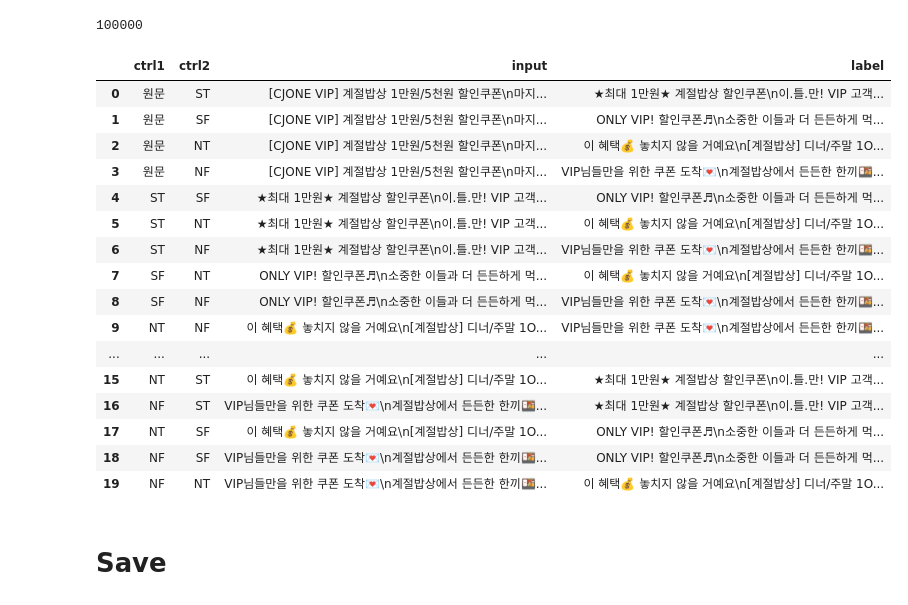
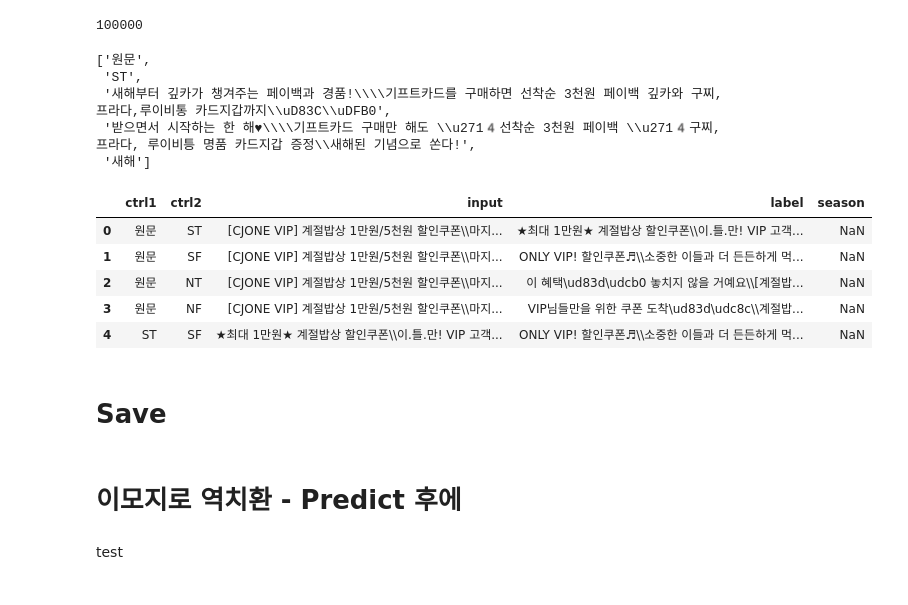
Before and after one commit to textnetkr/Advertising_By_Personality, a Jupyter notebook: src/preprocessing/for_train.ipynb, the cells around one changed output. Cells and saved outputs as stored; diff of their text form; code cells hidden in the pictures.

```diff
--- a/src/preprocessing/for_train.ipynb
+++ b/src/preprocessing/for_train.ipynb
@@ -78,0 +103,4 @@ df[df.no == 4614]
+# %%
+df_temp.rename(columns={'title_processing':'title', 'content_processing':'content'}, inplace=True)
+# %%
+df_temp = df_temp[['no', 'advertisement_type', 'marketing_strategy', 'daily_information', 'season_information', 'type', 'title', 'content', 'degree']]
@@ -82,41 +119,39 @@ df[df.no == 4614]
 result = []
 temp = []
 
-for i in df.iterrows():
-  temp.append([i[1]['type'], i[1]['title'] + '\n'  + i[1]['content']])
+for i in df_temp.iterrows():
+  temp.append([i[1]['type'], i[1]['title'] + '\\\\'  + i[1]['content'], i[1]['season_information']])
   if len(temp) == 5:
     index_combinations = list(itertools.combinations(temp, 2))
     for c in index_combinations:
-      result.append([c[0][0], c[1][0], c[0][1], c[1][1]])
+      # c[0][0] 바뀌기 전, c[1][0] 바뀐 후
+      result.append([c[0][0], c[1][0], c[0][1], c[1][1], c[1][2]])
     for c in index_combinations:
-      result.append([c[1][0], c[0][0], c[1][1], c[0][1]])
+      result.append([c[1][0], c[0][0], c[1][1], c[0][1], c[0][2]])
     temp = []
 # %%
 len(result)
 # %% [output]
 100000
+# %%
+result[45000]
+# %% [output]
+['원문',
+ 'ST',
+ '새해부터 깊카가 챙겨주는 페이백과 경품!\\\\기프트카드를 구매하면 선착순 3천원 페이백 깊카와 구찌,프라다,루이비통 카드지갑까지\\uD83C\\uDFB0',
+ '받으면서 시작하는 한 해♥\\\\기프트카드 구매만 해도 \\u2714️선착순 3천원 페이백 \\u2714️구찌, 프라다, 루이비틍 명품 카드지갑 증정\\새해된 기념으로 쏜다!',
+ '새해']
 # %%
-df_result = pd.DataFrame(result, columns=['ctrl1', 'ctrl2', 'input', 'label'])
+df_result = pd.DataFrame(result, columns=['ctrl1', 'ctrl2', 'input', 'label', 'season'])
 # %%
-df_result.head(20)
+df_result.head()
 # %% [output]
-|  | ctrl1 | ctrl2 | input | label |
-| 0 | 원문 | ST | [CJONE VIP] 계절밥상 1만원/5천원 할인쿠폰\n마지... | ★최대 1만원★ 계절밥상 할인쿠폰\n이.틀.만! VIP 고객... |
-| 1 | 원문 | SF | [CJONE VIP] 계절밥상 1만원/5천원 할인쿠폰\n마지... | ONLY VIP! 할인쿠폰♬\n소중한 이들과 더 든든하게 먹... |
-| 2 | 원문 | NT | [CJONE VIP] 계절밥상 1만원/5천원 할인쿠폰\n마지... | 이 혜택💰 놓치지 않을 거예요\n[계절밥상] 디너/주말 1O... |
-| 3 | 원문 | NF | [CJONE VIP] 계절밥상 1만원/5천원 할인쿠폰\n마지... | VIP님들만을 위한 쿠폰 도착💌\n계절밥상에서 든든한 한끼🍱... |
-| 4 | ST | SF | ★최대 1만원★ 계절밥상 할인쿠폰\n이.틀.만! VIP 고객... | ONLY VIP! 할인쿠폰♬\n소중한 이들과 더 든든하게 먹... |
-| 5 | ST | NT | ★최대 1만원★ 계절밥상 할인쿠폰\n이.틀.만! VIP 고객... | 이 혜택💰 놓치지 않을 거예요\n[계절밥상] 디너/주말 1O... |
-| 6 | ST | NF | ★최대 1만원★ 계절밥상 할인쿠폰\n이.틀.만! VIP 고객... | VIP님들만을 위한 쿠폰 도착💌\n계절밥상에서 든든한 한끼🍱... |
-| 7 | SF | NT | ONLY VIP! 할인쿠폰♬\n소중한 이들과 더 든든하게 먹... | 이 혜택💰 놓치지 않을 거예요\n[계절밥상] 디너/주말 1O... |
-| 8 | SF | NF | ONLY VIP! 할인쿠폰♬\n소중한 이들과 더 든든하게 먹... | VIP님들만을 위한 쿠폰 도착💌\n계절밥상에서 든든한 한끼🍱... |
-| 9 | NT | NF | 이 혜택💰 놓치지 않을 거예요\n[계절밥상] 디너/주말 1O... | VIP님들만을 위한 쿠폰 도착💌\n계절밥상에서 든든한 한끼🍱... |
-| ... | ... | ... | ... | ... |
-| 15 | NT | ST | 이 혜택💰 놓치지 않을 거예요\n[계절밥상] 디너/주말 1O... | ★최대 1만원★ 계절밥상 할인쿠폰\n이.틀.만! VIP 고객... |
-| 16 | NF | ST | VIP님들만을 위한 쿠폰 도착💌\n계절밥상에서 든든한 한끼🍱... | ★최대 1만원★ 계절밥상 할인쿠폰\n이.틀.만! VIP 고객... |
-| 17 | NT | SF | 이 혜택💰 놓치지 않을 거예요\n[계절밥상] 디너/주말 1O... | ONLY VIP! 할인쿠폰♬\n소중한 이들과 더 든든하게 먹... |
-| 18 | NF | SF | VIP님들만을 위한 쿠폰 도착💌\n계절밥상에서 든든한 한끼🍱... | ONLY VIP! 할인쿠폰♬\n소중한 이들과 더 든든하게 먹... |
-| 19 | NF | NT | VIP님들만을 위한 쿠폰 도착💌\n계절밥상에서 든든한 한끼🍱... | 이 혜택💰 놓치지 않을 거예요\n[계절밥상] 디너/주말 1O... |
+|  | ctrl1 | ctrl2 | input | label | season |
+| 0 | 원문 | ST | [CJONE VIP] 계절밥상 1만원/5천원 할인쿠폰\\마지... | ★최대 1만원★ 계절밥상 할인쿠폰\\이.틀.만! VIP 고객... | NaN |
+| 1 | 원문 | SF | [CJONE VIP] 계절밥상 1만원/5천원 할인쿠폰\\마지... | ONLY VIP! 할인쿠폰♬\\소중한 이들과 더 든든하게 먹... | NaN |
+| 2 | 원문 | NT | [CJONE VIP] 계절밥상 1만원/5천원 할인쿠폰\\마지... | 이 혜택\ud83d\udcb0 놓치지 않을 거예요\\[계절밥... | NaN |
+| 3 | 원문 | NF | [CJONE VIP] 계절밥상 1만원/5천원 할인쿠폰\\마지... | VIP님들만을 위한 쿠폰 도착\ud83d\udc8c\\계절밥... | NaN |
+| 4 | ST | SF | ★최대 1만원★ 계절밥상 할인쿠폰\\이.틀.만! VIP 고객... | ONLY VIP! 할인쿠폰♬\\소중한 이들과 더 든든하게 먹... | NaN |
 # %% [markdown]
 # Save
 # %%
@@ -128,3 +163,5 @@ with open(cfg.train_data, 'w', encoding='utf-8') as f:
     for line in temp_dict:
         json_record = json.dumps(line, ensure_ascii=False)
         f.write(json_record + '\n')
+# %% [markdown]
+# 이모지로 역치환 - Predict 후에
@@ -130,0 +203,2 @@ with open(cfg.train_data, 'w', encoding='utf-8') as f:
+# %% [markdown]
+test
```
Also changed, not shown: parts of 25 cells of this notebook, 4 other files.
